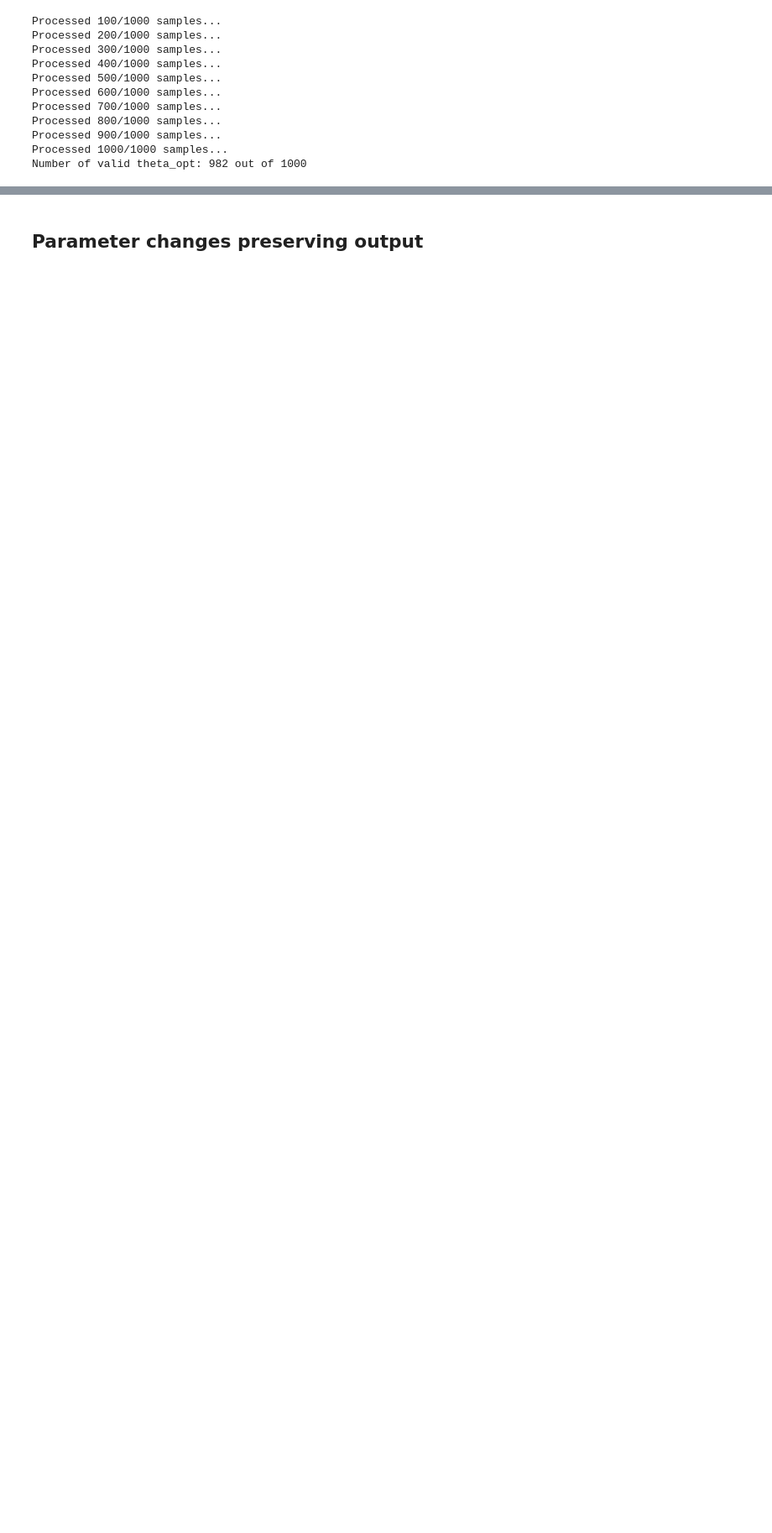
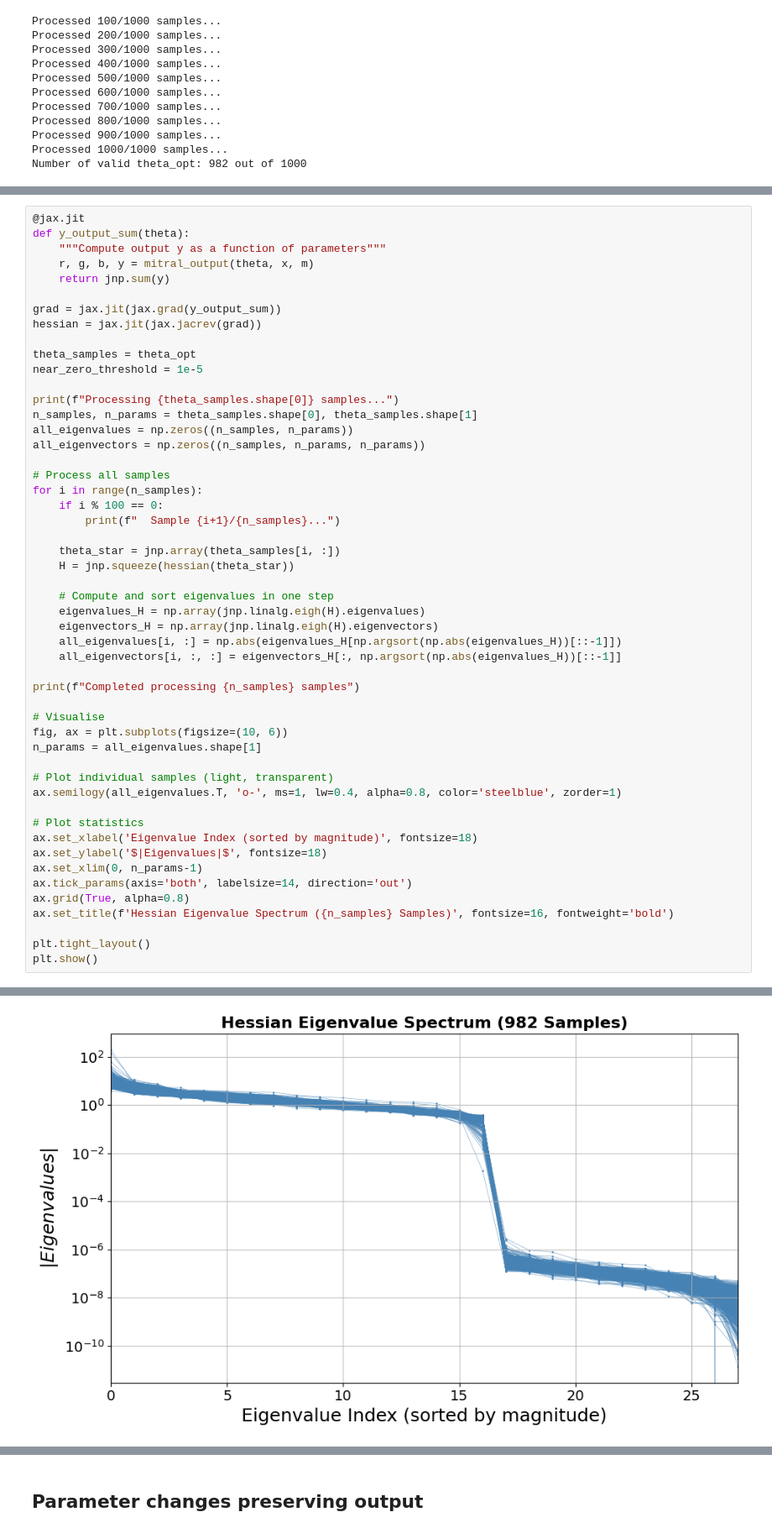
Before and after one commit to hizakim/4th_yr_project, a Jupyter notebook: TMR_after_2.ipynb, the cells around one changed output, grey strips where cells are left out. Shown at 84% size. Saved outputs shown, nothing was run; the diff lists cells and outputs as text; blank space fills up the shorter version.

```diff
--- a/TMR_after_2.ipynb
+++ b/TMR_after_2.ipynb
@@ -133,0 +142,52 @@ Number of valid theta_opt: 982 out of 1000
+# %%
+@jax.jit
+def y_output_sum(theta):
+    """Compute output y as a function of parameters"""
+    r, g, b, y = mitral_output(theta, x, m)
+    return jnp.sum(y)
+
+grad = jax.jit(jax.grad(y_output_sum))
+hessian = jax.jit(jax.jacrev(grad))
+
+theta_samples = theta_opt
+near_zero_threshold = 1e-5
+
+print(f"Processing {theta_samples.shape[0]} samples...")
+n_samples, n_params = theta_samples.shape[0], theta_samples.shape[1]
+all_eigenvalues = np.zeros((n_samples, n_params))
+all_eigenvectors = np.zeros((n_samples, n_params, n_params))
+
+# Process all samples
+for i in range(n_samples):
+    if i % 100 == 0:
+        print(f"  Sample {i+1}/{n_samples}...")
+
+    theta_star = jnp.array(theta_samples[i, :])
+    H = jnp.squeeze(hessian(theta_star))
+
+    # Compute and sort eigenvalues in one step
+    eigenvalues_H = np.array(jnp.linalg.eigh(H).eigenvalues)
+    eigenvectors_H = np.array(jnp.linalg.eigh(H).eigenvectors)
+    all_eigenvalues[i, :] = np.abs(eigenvalues_H[np.argsort(np.abs(eigenvalues_H))[::-1]])
+    all_eigenvectors[i, :, :] = eigenvectors_H[:, np.argsort(np.abs(eigenvalues_H))[::-1]]
+
+print(f"Completed processing {n_samples} samples")
+
+# Visualise
+fig, ax = plt.subplots(figsize=(10, 6))
+n_params = all_eigenvalues.shape[1]
+
+# Plot individual samples (light, transparent)
+ax.semilogy(all_eigenvalues.T, 'o-', ms=1, lw=0.4, alpha=0.8, color='steelblue', zorder=1)
+
+# Plot statistics
+ax.set_xlabel('Eigenvalue Index (sorted by magnitude)', fontsize=18)
+ax.set_ylabel('$|Eigenvalues|$', fontsize=18)
+ax.set_xlim(0, n_params-1)
+ax.tick_params(axis='both', labelsize=14, direction='out')
+ax.grid(True, alpha=0.8)
+ax.set_title(f'Hessian Eigenvalue Spectrum ({n_samples} Samples)', fontsize=16, fontweight='bold')
+
+plt.tight_layout()
+plt.show()
+# %% [output]
@@ -133,0 +206 @@ Number of valid theta_opt: 982 out of 1000
+[figure, added]
```
Also changed, not shown: parts of 23 cells of this notebook, 2 other files.
